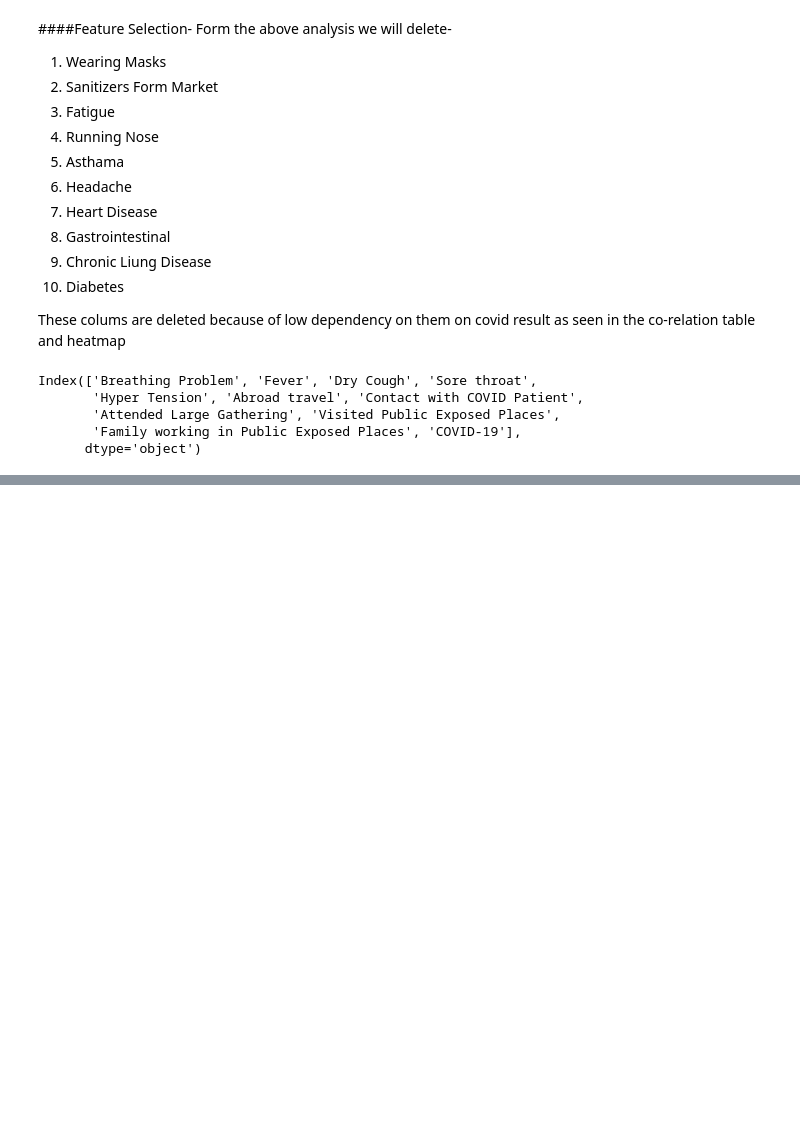
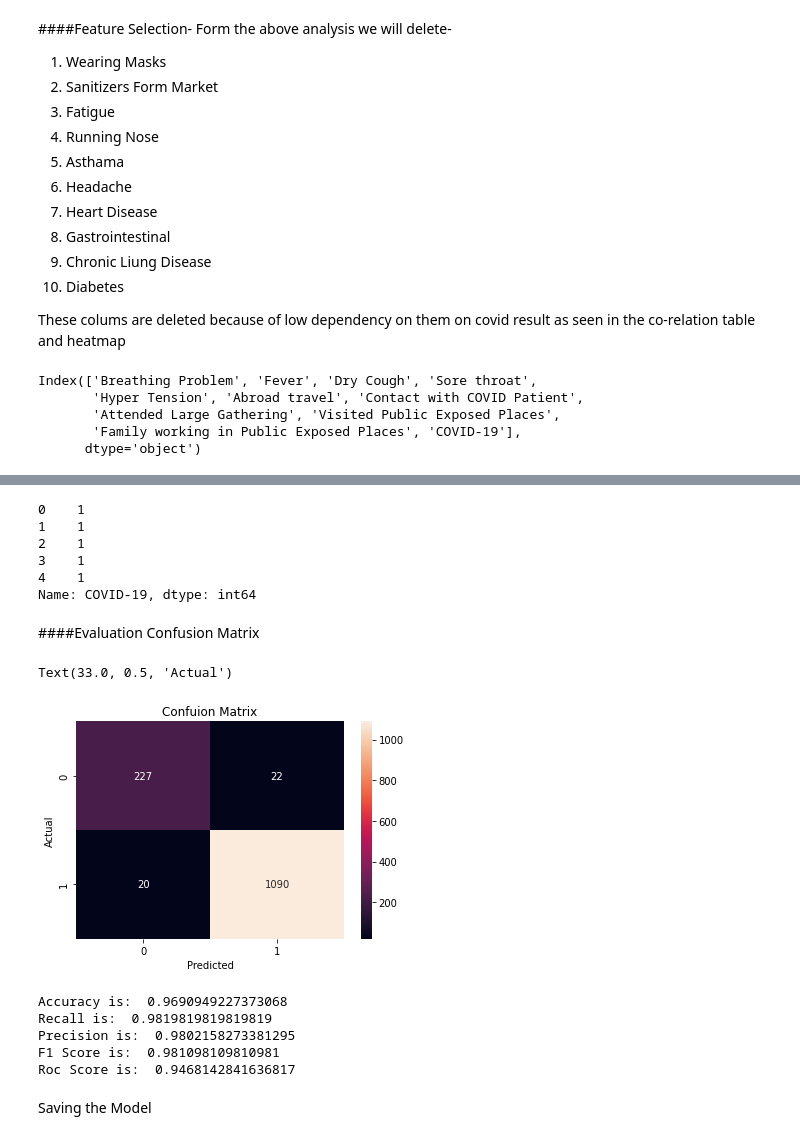
Before and after one commit to stokome/DiseaseDiagnosis-ML-App, a Jupyter notebook: models/Covid_19.ipynb, the cells around one changed output, grey strips where cells are left out. Drawn from its saved outputs; the diff is of its cells as text; code cells hidden in the pictures; blank space fills up the shorter version.

Commit message:
Covid App

```diff
--- a/models/Covid_19.ipynb
+++ b/models/Covid_19.ipynb
@@ -166,0 +172,5 @@ Index(['Breathing Problem', 'Fever', 'Dry Cough', 'Sore throat',
+# %%
+y = covid_dataset['COVID-19']
+X = covid_dataset.drop(['COVID-19'], axis = 1)
+X_train, X_test, y_train, y_test = train_test_split(X, y, random_state = 7)
+X.head()
@@ -166,0 +184,25 @@ Index(['Breathing Problem', 'Fever', 'Dry Cough', 'Sore throat',
+# %%
+y.head()
+# %% [output]
+0    1
+1    1
+2    1
+3    1
+4    1
+Name: COVID-19, dtype: int64
+# %%
+model = xgboost.XGBClassifier()
+model.fit(X_train, y_train)
+predictions = model.predict(X_test)
+# %% [markdown]
+####Evaluation
+Confusion Matrix
+# %%
+cnf_mtx = confusion_matrix(y_test, predictions)
+plot = sns.heatmap(pd.DataFrame(cnf_mtx), annot = True, fmt = 'g')
+plt.title('Confuion Matrix')
+plt.xlabel('Predicted')
+plt.ylabel('Actual')
+# %% [output]
+Text(33.0, 0.5, 'Actual')
+[figure, added]
@@ -166,0 +215,14 @@ Index(['Breathing Problem', 'Fever', 'Dry Cough', 'Sore throat',
+# %%
+print('Accuracy is: ', acc)
+print('Recall is: ', recall)
+print('Precision is: ', precision)
+print('F1 Score is: ', f1)
+print('Roc Score is: ', roc_auc)
+# %% [output]
+Accuracy is:  0.9690949227373068
+Recall is:  0.9819819819819819
+Precision is:  0.9802158273381295
+F1 Score is:  0.981098109810981
+Roc Score is:  0.9468142841636817
+# %% [markdown]
+Saving the Model
```
Also changed, not shown: parts of 5 cells of this notebook, 1 other file.
